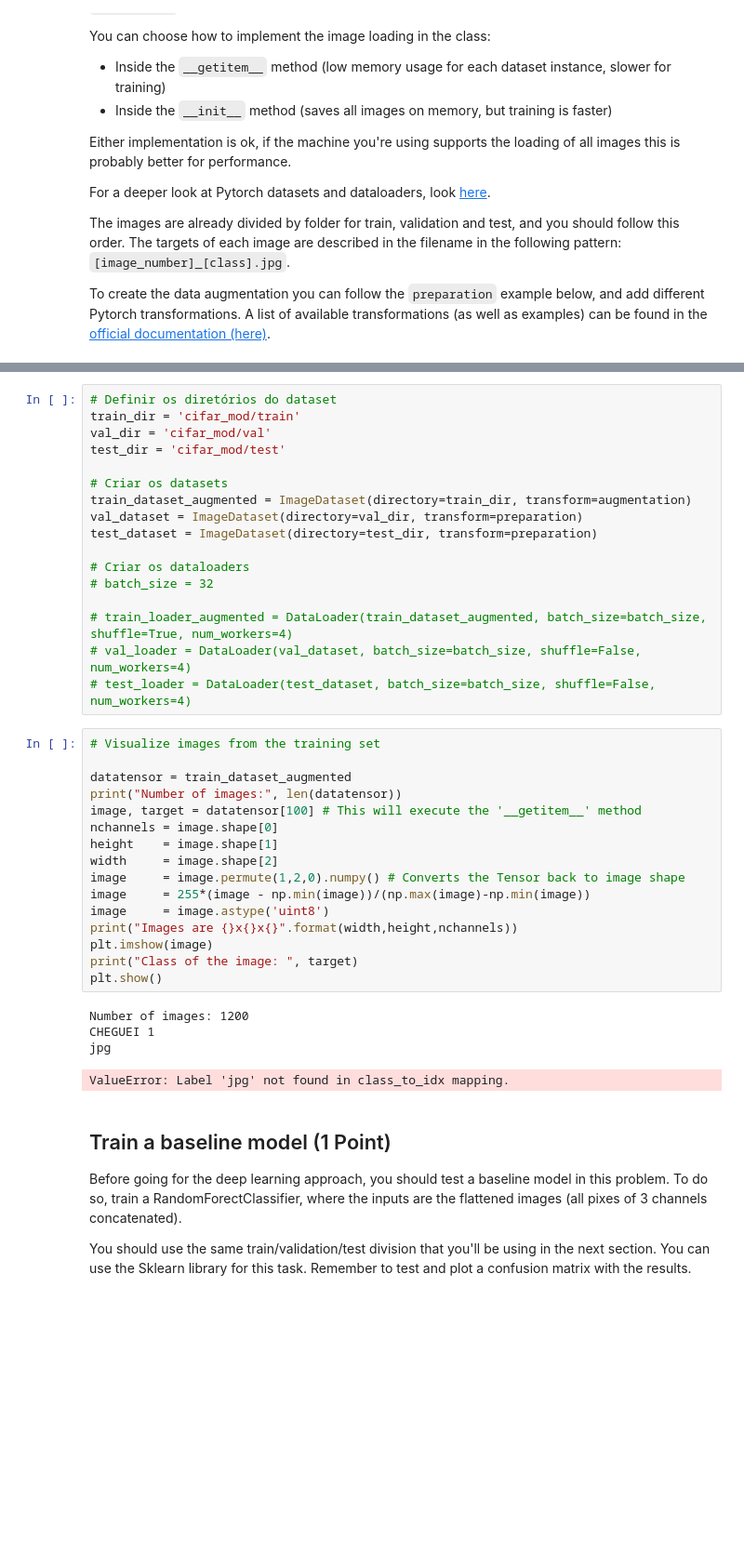
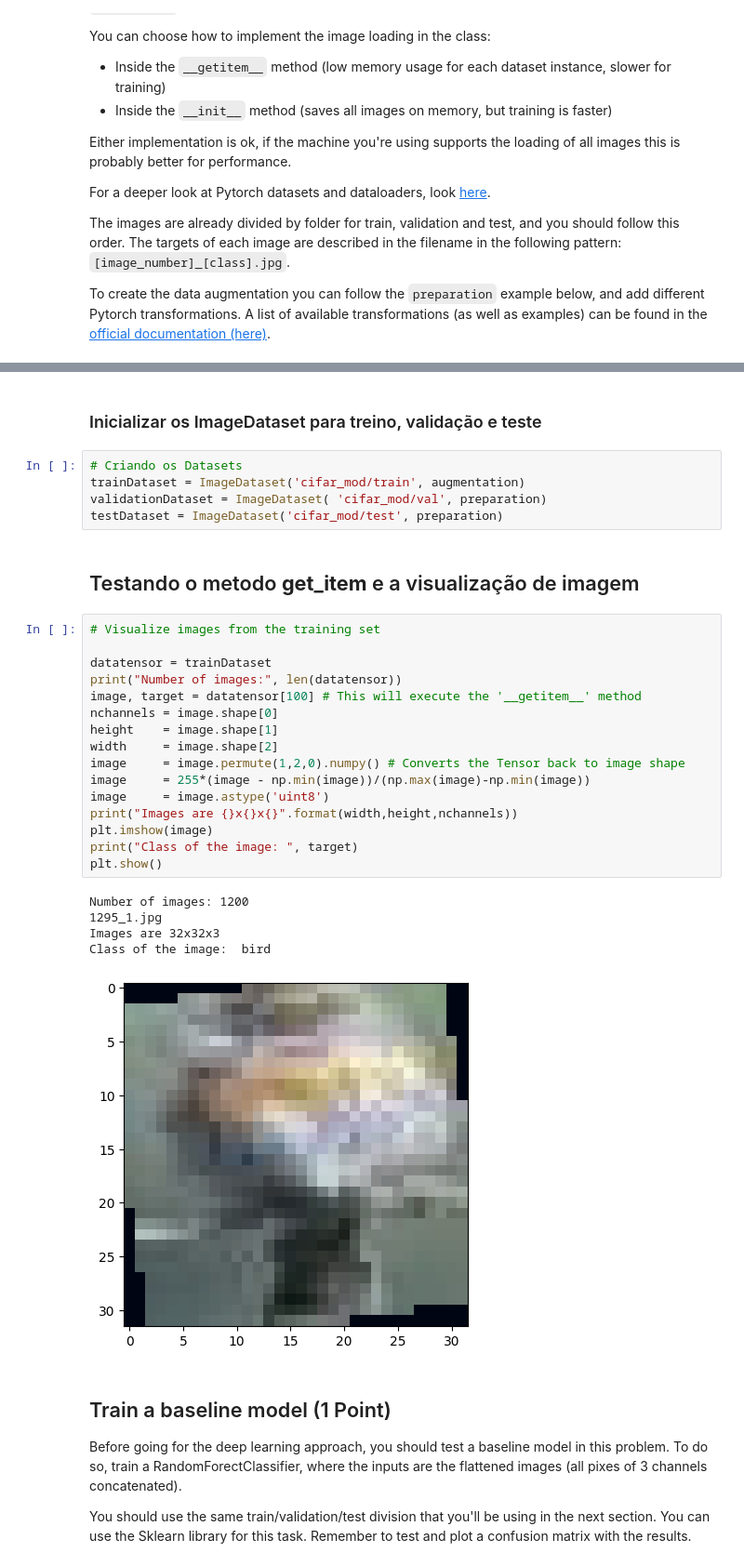
Before and after one commit to TheDeas343/MC886, a Jupyter notebook: Projects/P3/MC886_T3.ipynb, the cells around one changed output, grey strips where cells are left out. Shown at 93% size. Saved outputs shown, nothing was run; the diff lists cells and outputs as text; blank space fills up the shorter version.

Commit message:
Updating - Load the Dataset

```diff
--- a/Projects/P3/MC886_T3.ipynb
+++ b/Projects/P3/MC886_T3.ipynb
@@ -134,44 +131,37 @@ class ImageDataset():
         image = self.transform(image)
 
     return image, label
+# %% [markdown]
+### Inicializar os ImageDataset para treino, validação e teste
 # %%
-# Definir os diretórios do dataset
-train_dir = 'cifar_mod/train'
-val_dir = 'cifar_mod/val'
-test_dir = 'cifar_mod/test'
-
-# Criar os datasets
-train_dataset_augmented = ImageDataset(directory=train_dir, transform=augmentation)
-val_dataset = ImageDataset(directory=val_dir, transform=preparation)
-test_dataset = ImageDataset(directory=test_dir, transform=preparation)
-
-# Criar os dataloaders
-# batch_size = 32
-
-# train_loader_augmented = DataLoader(train_dataset_augmented, batch_size=batch_size, shuffle=True, num_workers=4)
-# val_loader = DataLoader(val_dataset, batch_size=batch_size, shuffle=False, num_workers=4)
-# test_loader = DataLoader(test_dataset, batch_size=batch_size, shuffle=False, num_workers=4)
+# Criando os Datasets
+trainDataset = ImageDataset('cifar_mod/train', augmentation)
+validationDataset = ImageDataset( 'cifar_mod/val', preparation)
+testDataset = ImageDataset('cifar_mod/test', preparation)
+# %% [markdown]
+## Testando o metodo __get_item__ e a visualização de imagem
 # %%
 # Visualize images from the training set
 
-datatensor = train_dataset_augmented
+datatensor = trainDataset
 print("Number of images:", len(datatensor))
 image, target = datatensor[100] # This will execute the '__getitem__' method
 nchannels = image.shape[0]
 height    = image.shape[1]
 width     = image.shape[2]
 image     = image.permute(1,2,0).numpy() # Converts the Tensor back to image shape
 image     = 255*(image - np.min(image))/(np.max(image)-np.min(image))
 image     = image.astype('uint8')
 print("Images are {}x{}x{}".format(width,height,nchannels))
 plt.imshow(image)
 print("Class of the image: ", target)
 plt.show()
 # %% [output]
 Number of images: 1200
-CHEGUEI 1
-jpg
+1295_1.jpg
+Images are 32x32x3
+Class of the image:  bird
-ValueError: Label 'jpg' not found in class_to_idx mapping.
+[figure, added]
 # %% [markdown]
 ## Train a baseline model (1 Point)
 
```
Also changed, not shown: parts of 2 cells of this notebook.
